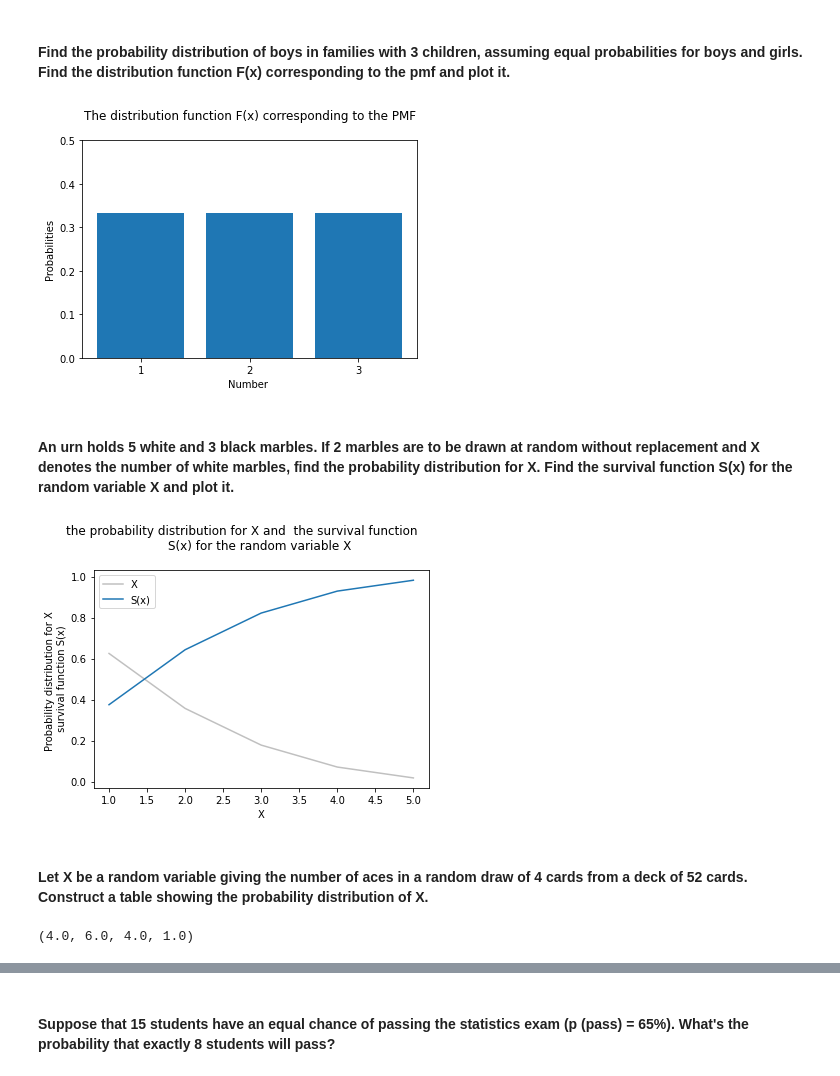
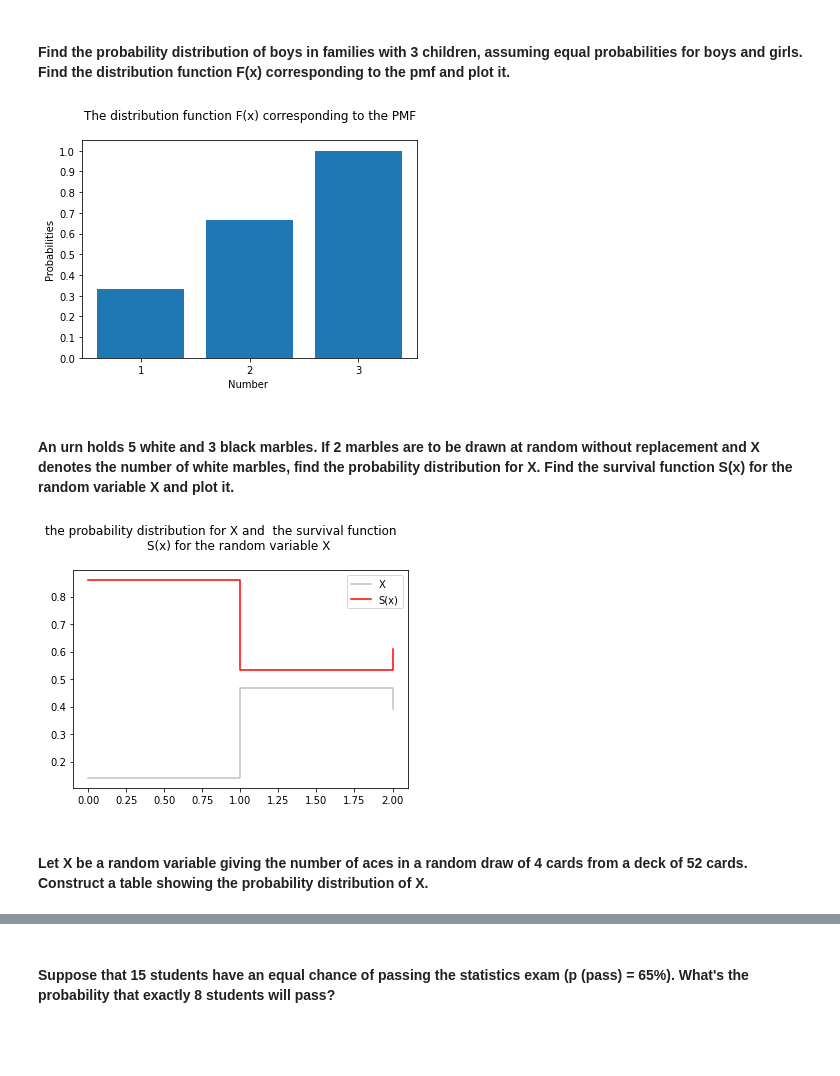
Before and after one commit to RomanenkoRIS/Math_for_Data_Science, a Jupyter notebook: ProbabilityTheory.ipynb, the cells around one changed output, grey strips where cells are left out. Cells and saved outputs as stored; diff of their text form; code cells hidden in the pictures; blank space fills up the shorter version.

```diff
--- a/ProbabilityTheory.ipynb
+++ b/ProbabilityTheory.ipynb
@@ -279,26 +356,26 @@ import matplotlib.pyplot as plt
 # %%
 '''
 b b g = 0
 b g g = 1
 
 '''
 children = 3
 P = 1/3
 k = 1
 
-PMF = [round((P**k)*(P)**(1-k),3)
-       for i in range(0,children)]
-
-numb= [i for i in range(1, len(PMF)+1)]
+#PMF = [round((P**k)*(P)**(1-k),3)
+#       for i in range(0,children)]
+PMF = [ (P**k)*(P)**(1-k), (P**k)*(P)**(1-k)*2, (P**k)*(P)**(1-k)*3]
+numb= [1,2,3]
 # make a plot
-plt.bar(numb, PMF,)
+plt.bar(numb, PMF)
 plt.xticks(np.arange(1,len(numb)+1,1))
-plt.yticks(np.arange(0,0.6,0.1))
+plt.yticks(np.arange(0,1.1,0.1))
 plt.xlabel( 'Number ' )
 plt.ylabel( 'Probabilities' )
 plt.title('The distribution function F(x) corresponding to the PMF\n')
 plt.show()
 # %% [output]
-[figure, old version]
+[figure, new version]
 # %% [markdown]
 #### An urn holds 5 white and 3 black marbles. If 2 marbles are to be drawn at random without replacement and X denotes the number of white marbles, find the probability distribution for X. Find the survival function S(x) for the random variable X and plot it.
@@ -319,21 +383,20 @@ def ProbabilityDistribution(value,total_numbers):
 white = 5
 black = 3
 
-P = ProbabilityDistribution(white,white+black)
-X = [i for i in range(1,len(P)+1)]
+x = [0,1,2,]
+
+P = [BinomialDistribution((5/8),2,i) for i in x]
+
 S_x =[1-i for i in P]
 
 # make a plot
-plt.plot(X, P, label = 'X', color = 'silver')
-plt.plot(X, S_x, label = 'S(x)')
-
-plt.xlabel( 'X' )
-plt.ylabel( 'Probability distribution for X \n survival function S(x)' )
+plt.step(x, P, label = 'X', color = 'silver', where= 'post')
+plt.step(x, S_x, label = 'S(x)', color = 'red', where= 'post')
 plt.title('the probability distribution for X and  the survival function\
           \nS(x) for the random variable X \n')
 plt.legend()
 plt.show()
 # %% [output]
-[figure, old version]
+[figure, new version]
 # %% [markdown]
 #### Let X be a random variable giving the number of aces in a random draw of 4 cards from a deck of 52 cards. Construct a table showing the probability distribution of X.
@@ -353,8 +402,0 @@ def NumbComb (m,n):
-# %%
-X1 = NumbComb (1,4)
-X2 = NumbComb (2,4)
-X3 = NumbComb (3,4)
-X4 = NumbComb (4,4)
-X1,X2,X3,X4
-# %% [output]
-(4.0, 6.0, 4.0, 1.0)
```
Also changed, not shown: parts of 25 cells of this notebook, 4 other files.
